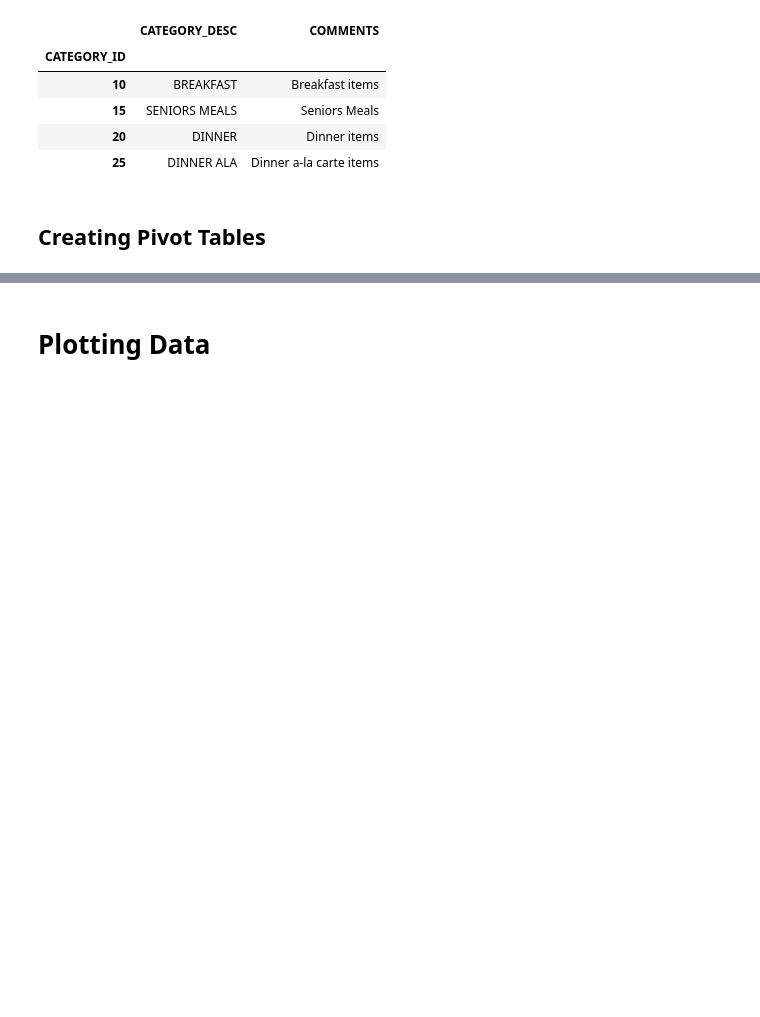
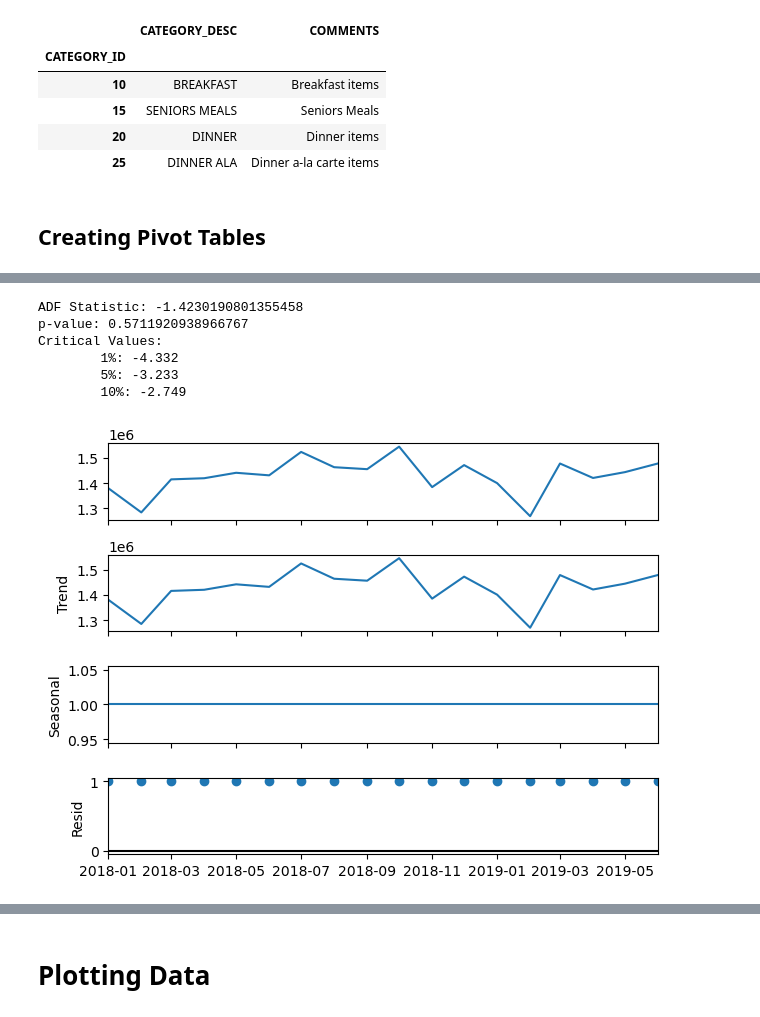
Before and after one commit to dkent287/Restaurant-Pricing, a Jupyter notebook: Restaurant_Workup.ipynb, the cells around one changed output, grey strips where cells are left out. Drawn from its saved outputs; the diff is of its cells as text; code cells hidden in the pictures; blank space fills up the shorter version.

```diff
--- a/Restaurant_Workup.ipynb
+++ b/Restaurant_Workup.ipynb
@@ -468,0 +520,27 @@ result
+# %%
+# Lung Box test for Random Walk
+from statsmodels.tsa.stattools import adfuller
+
+results = adfuller(rawdata1)
+
+print(f"ADF Statistic: {results[0]}")
+print(f"p-value: {results[1]}")
+print("Critical Values:")
+for key, value in results[4].items():
+    print("\t%s: %.3f" % (key, value))
+# %% [output]
+ADF Statistic: -1.4230190801355458
+p-value: 0.5711920938966767
+Critical Values:
+        1%: -4.332
+        5%: -3.233
+        10%: -2.749
+# %%
+from pandas import Series
+from matplotlib import pyplot
+from statsmodels.tsa.seasonal import seasonal_decompose
+result = seasonal_decompose(rawdata1, model='multiplicative', period=1)
+result.plot()
+pyplot.show()
+# %% [output]
+[figure, added]
```
Also changed, not shown: parts of 55 cells of this notebook.
